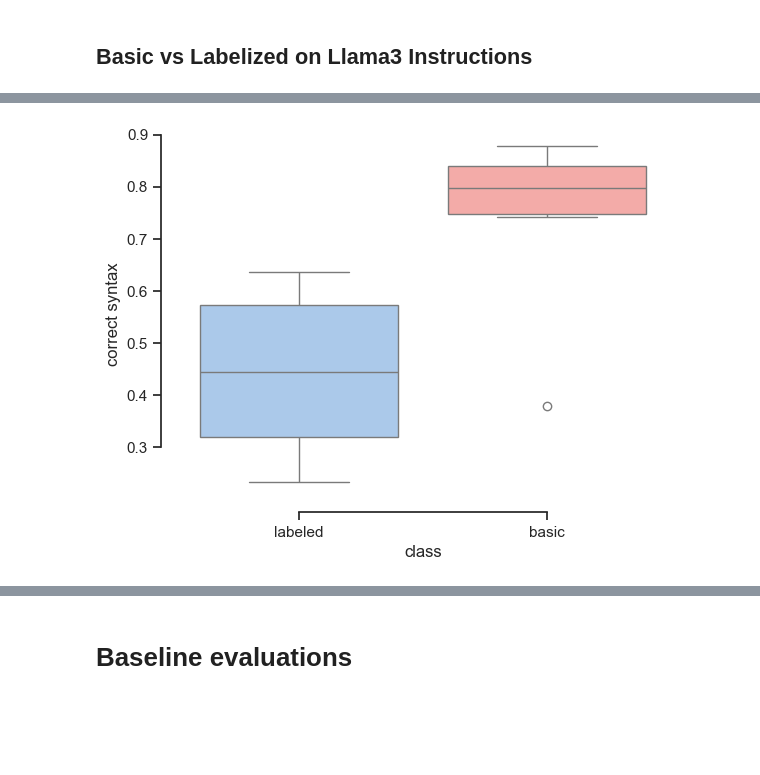
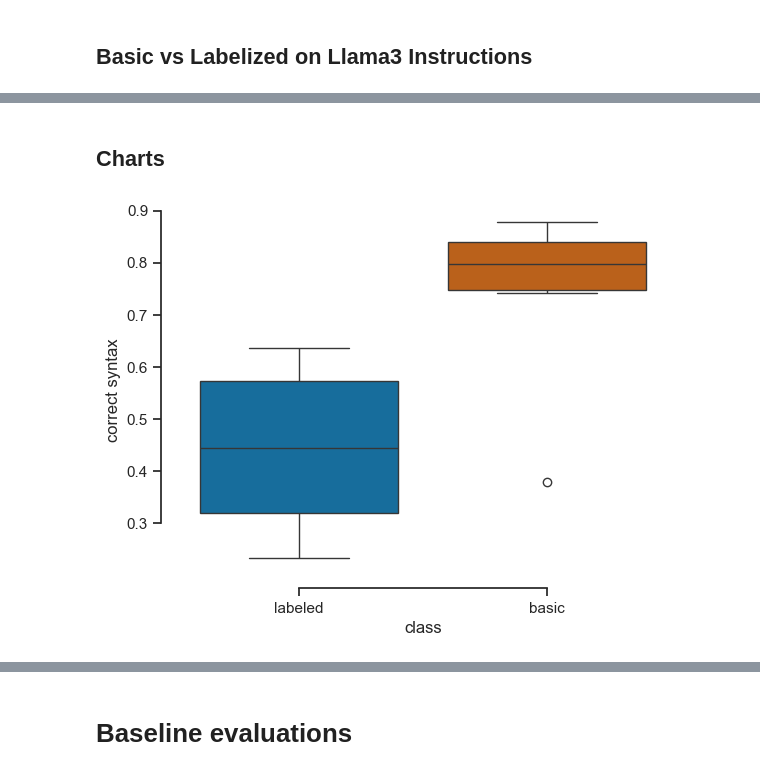
Before and after one commit to Gratic/Finetuning-LLM-for-SPARQL-generation, a Jupyter notebook: scripts/experiment_results.ipynb, the cells around one changed output, grey strips where cells are left out. Cells and saved outputs as stored; diff of their text form; code cells hidden in the pictures; blank space fills up the shorter version.

```diff
--- a/scripts/experiment_results.ipynb
+++ b/scripts/experiment_results.ipynb
@@ -154,6 +291,7 @@ def clean_data_b_v_t(df):
 df_b_v_t = pd.read_csv("../datasets/basic_vs_template_experiment.csv")
 
 df_clean_b_v_t = clean_data_b_v_t(df_b_v_t)
+df_clean_b_v_t['dataset'] = df_clean_b_v_t['Name'].apply(lambda x: "Mistral")
 df_clean_b_v_t.head()
 # %% [output]
 |  | Name | bleu | correct syntax | cross dice coeff | cross jaccard | cross map | cross overlap | ... |
@@ -244,6 +382,7 @@ df_b_v_t_on_llama3['eval/cross_map'] = df_b_v_t_on_llama3['eval/cross_map'].comb
 df_b_v_t_on_llama3['eval/id_rr'] = df_b_v_t_on_llama3['eval/id_rr'].combine_first(df_b_v_t_on_llama3['eval/id_mean_reciprocal_rank'])
 df_b_v_t_on_llama3['eval/gnv_rr'] = df_b_v_t_on_llama3['eval/gnv_rr'].combine_first(df_b_v_t_on_llama3['eval/gnv_mean_reciprocal_rank'])
 df_b_v_t_on_llama3['eval/cross_rr'] = df_b_v_t_on_llama3['eval/cross_rr'].combine_first(df_b_v_t_on_llama3['eval/cross_mean_reciprocal_rank'])
+df_b_v_t_on_llama3['dataset'] = df_b_v_t_on_llama3['Name'].apply(lambda x: "Llama 3")
 
 df_clean_b_v_t_on_llama3 = clean_data_b_v_t(df_b_v_t_on_llama3)
 df_clean_b_v_t_on_llama3.head()
@@ -324,19 +463,21 @@ rv512 basic basic & 0.04 & 0.03 & 0.06 & 0.05 & 0.01 & 0.03 & 0.03 & 0.02 & 0.02
 \caption{}
 \label{}
 \end{table}
+# %% [markdown]
+## Charts
 # %%
 mixed = pd.concat([df_clean_b_v_t, df_clean_b_v_t_on_llama3])
 data = mixed.apply(lambda x: x['Name'].split(' ')[1] + " " + str(x['correct syntax']), axis=1).to_list()
 classs = [x.split(' ')[0] for x in data]
 correct_syntaxs = [x.split(' ')[1] for x in data]
 data = {
     "class": [x.replace("template", "labeled") for x in classs],
     "correct syntax": [float(x) for x in correct_syntaxs]
 }
-sns.set_theme(style="ticks", palette="pastel")
+sns.set_theme(style="ticks", palette="colorblind")
 sns.boxplot(x="class", y="correct syntax",
             hue="class", palette=["b", "r"],
             data=data)
 sns.despine(offset=10, trim=True)
 # %% [output]
-[figure, old version]
+[figure, new version]
```
Also changed, not shown: parts of 25 cells of this notebook.
